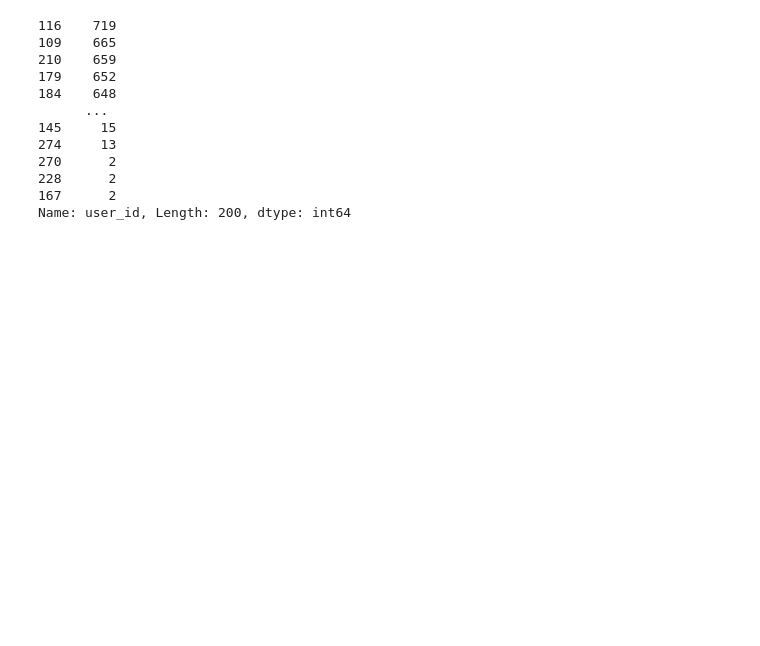
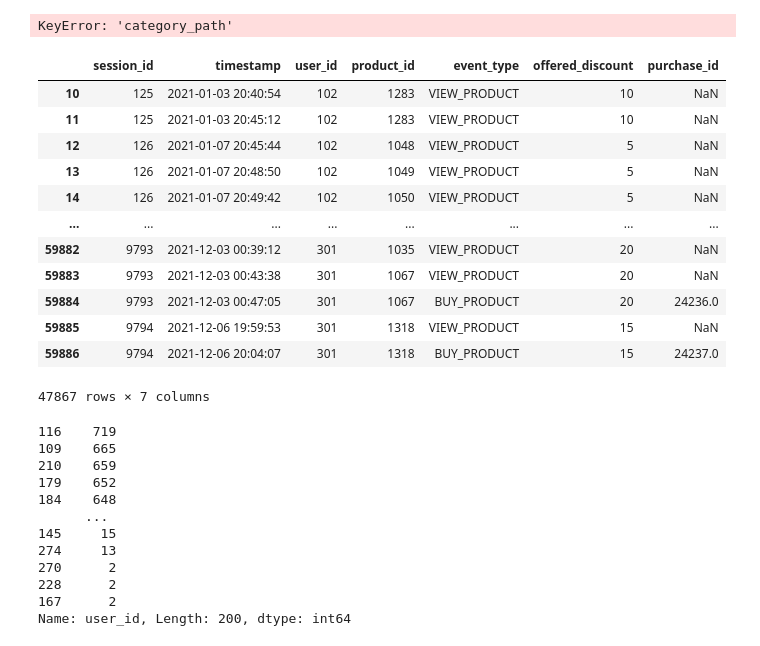
Before and after one commit to jfpio/IUM-Projekt, a Jupyter notebook: notebooks/data_analysis.ipynb, the cells around one changed output. Drawn from its saved outputs; the diff is of its cells as text; code cells hidden in the pictures; blank space fills up the shorter version.

```diff
--- a/notebooks/data_analysis.ipynb
+++ b/notebooks/data_analysis.ipynb
@@ -28,3 +49,23 @@ sessions_df.head()
+# %%
+pd.DataFrame(categories_of_products_by_user['category_path'])
+# %% [output]
+KeyError: 'category_path'
+# %%
+sessions_df[sessions_df.offered_discount != 0]
+# %% [output]
+|  | session_id | timestamp | user_id | product_id | event_type | offered_discount | purchase_id |
+| 10 | 125 | 2021-01-03 20:40:54 | 102 | 1283 | VIEW_PRODUCT | 10 | NaN |
+| 11 | 125 | 2021-01-03 20:45:12 | 102 | 1283 | VIEW_PRODUCT | 10 | NaN |
+| 12 | 126 | 2021-01-07 20:45:44 | 102 | 1048 | VIEW_PRODUCT | 5 | NaN |
+| 13 | 126 | 2021-01-07 20:48:50 | 102 | 1049 | VIEW_PRODUCT | 5 | NaN |
+| 14 | 126 | 2021-01-07 20:49:42 | 102 | 1050 | VIEW_PRODUCT | 5 | NaN |
+| ... | ... | ... | ... | ... | ... | ... | ... |
+| 59882 | 9793 | 2021-12-03 00:39:12 | 301 | 1035 | VIEW_PRODUCT | 20 | NaN |
+| 59883 | 9793 | 2021-12-03 00:43:38 | 301 | 1067 | VIEW_PRODUCT | 20 | NaN |
+| 59884 | 9793 | 2021-12-03 00:47:05 | 301 | 1067 | BUY_PRODUCT | 20 | 24236.0 |
+| 59885 | 9794 | 2021-12-06 19:59:53 | 301 | 1318 | VIEW_PRODUCT | 15 | NaN |
+| 59886 | 9794 | 2021-12-06 20:04:07 | 301 | 1318 | BUY_PRODUCT | 15 | 24237.0 |
+47867 rows × 7 columns
 # %%
 # Ilość eventów użytkowników
 events_counts = sessions_df.user_id.value_counts()
```
Also changed, not shown: parts of 5 cells of this notebook, 5 other files.
